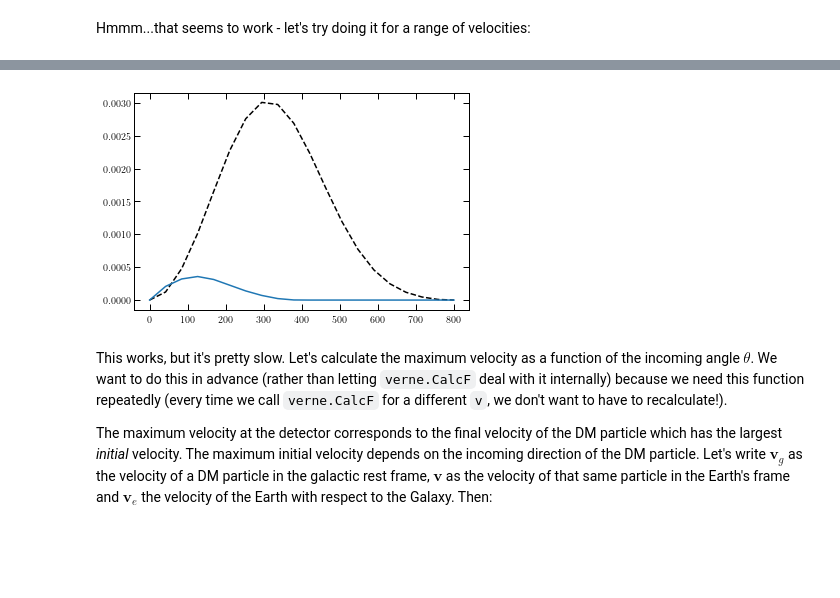
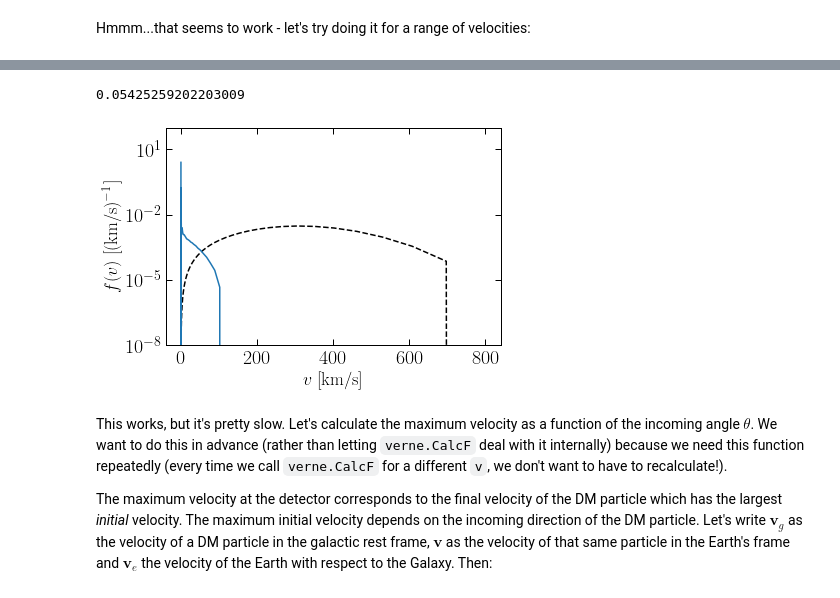
Before and after one commit to bradkav/verne, a Jupyter notebook: src/Example.ipynb, the cells around one changed output, grey strips where cells are left out. Cells and saved outputs as stored; diff of their text form; code cells hidden in the pictures; blank space fills up the shorter version.

```diff
--- a/src/Example.ipynb
+++ b/src/Example.ipynb
@@ -13,3 +17,5 @@ import MaxwellBoltzmann as MB
+# %%
+plt.rcParams.update({'font.size': 20})
 # %%
 verne.loadFFcorrections(1)
 # %% [output]
@@ -42,6 +58,7 @@ print(f_final)
 # %% [markdown]
 Hmmm...that seems to work - let's try doing it for a range of velocities:
 # %%
-v_list = np.linspace(0, 800, 20)
-%time f_final_list = [verne.CalcF(v, gamma=0.3, depth=100, sigma_p=1e-30, m_x=1.0, target="SUF", vmax_interp=vmax_interp1, interaction="SI") for v in v_list]
+#v_list = np.linspace(0, 800, 100)
+v_list = np.geomspace(1e-3, 800, 100)
+%time f_final_list = [verne.CalcF(v, gamma=0.0, depth=1400, sigma_p=1e-30, m_x=1.0, target="full", vmax_interp=vmax_interp1, interaction="SI") for v in v_list]
 # %% [output]
@@ -50,12 +67,20 @@ Wall time: 2min 20s
+# %%
+print(np.trapz(f_final_list, v_list))
+# %% [output]
+0.05425259202203009
 # %%
 plt.figure()
 
 plt.plot(v_list, MB.calcf_SHM(v_list), 'k--', label='SHM (unperturbed)')
-plt.plot(v_list, f_final_list)
+plt.semilogy(v_list, f_final_list)
 
+plt.xlabel('$v$ [km/s]')
+plt.ylabel('$f(v)$ [(km/s)$^{-1}$]')
+
+plt.ylim(1e-8, 1e2)
 plt.show()
 # %% [output]
-[figure, old version]
+[figure, new version]
 # %% [markdown]
 This works, but it's pretty slow. Let's calculate the maximum velocity as a function of the incoming angle $\theta$. We want to do this in advance (rather than letting `verne.CalcF` deal with it internally) because we need this function repeatedly (every time we call `verne.CalcF` for a different `v`, we don't want to have to recalculate!).
 
```
Also changed, not shown: parts of 14 cells of this notebook, 4 other files.
